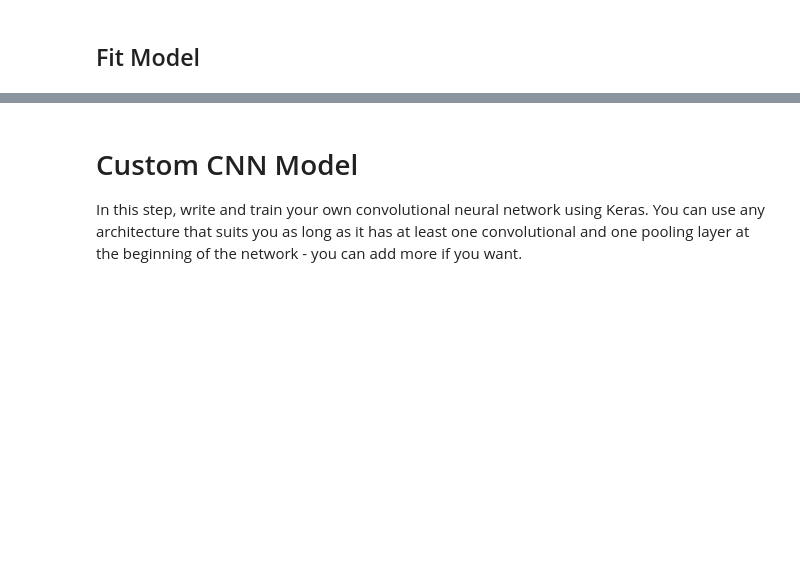
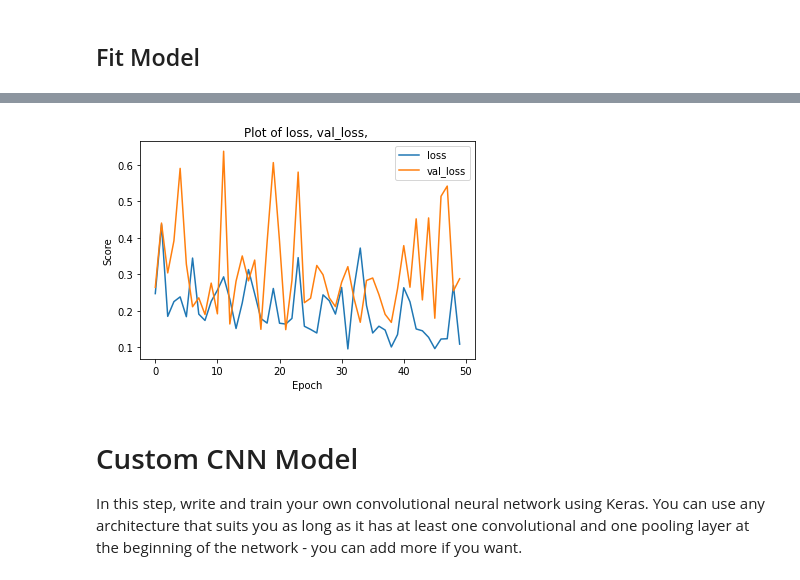
Before and after one commit to HKang42/DS-Unit-4-Sprint-3-Deep-Learning, a Jupyter notebook: module2-convolutional-neural-networks/LS_DS_432_Convolution_Neural_Networks_Assignment.ipynb, the cells around one changed output, grey strips where cells are left out. Saved outputs shown, nothing was run; the diff lists cells and outputs as text; code cells hidden in the pictures; blank space fills up the shorter version.

```diff
--- a/module2-convolutional-neural-networks/LS_DS_432_Convolution_Neural_Networks_Assignment.ipynb
+++ b/module2-convolutional-neural-networks/LS_DS_432_Convolution_Neural_Networks_Assignment.ipynb
@@ -136,2 +171,26 @@ val_data_gen = validation_image_generator.flow_from_directory(batch_size=batch_s
 # %% [markdown]
 ## Instatiate Model
+# %%
+import numpy as np
+
+from tensorflow.keras.applications.resnet50 import ResNet50
+from tensorflow.keras.preprocessing import image
+from tensorflow.keras.applications.resnet50 import preprocess_input, decode_predictions
+
+from tensorflow.keras.layers import Dense, GlobalAveragePooling2D
+from tensorflow.keras.models import Model # This is the functional API
+
+# Get pre=trained model
+# Use include_top=False to ignore the fully-connected layers from the model
+resnet = ResNet50(weights='imagenet', include_top=False)
+
+# Turn off training so we don't update the pre-trained parameters when we train our own, new dense layers
+for layer in resnet.layers:
+    layer.trainable = False
+
+# Add pooling layer and new fully-connected layer
+x = resnet.output
+x = GlobalAveragePooling2D()(x) # This layer is a really fancy flatten
+x = Dense(1024, activation='relu')(x)
+predictions = Dense(1, activation='sigmoid')(x)
+model = Model(resnet.input, predictions)
@@ -138,3 +200,15 @@ val_data_gen = validation_image_generator.flow_from_directory(batch_size=batch_s
+# %%
+from tensorflow.keras.callbacks import EarlyStopping
+
+model.compile(optimizer='nadam',
+              loss='binary_crossentropy',
+              metrics=['accuracy'])
+
+epochs = 50
+batch_size = 32
+
+
+stop = EarlyStopping(monitor='val_loss', min_delta=0.001, patience=3)
 # %% [markdown]
 ## Fit Model
 # %%
@@ -143,5 +217,6 @@ history = model.fit(
     steps_per_epoch=total_train // batch_size,
     epochs=epochs,
     validation_data=val_data_gen,
-    validation_steps=total_val // batch_size
+    validation_steps=total_val // batch_size,
+    #callbacks=[stop]
 )
@@ -148,3 +241,7 @@ history = model.fit(
+# %%
+graph_results(history, ['loss', 'val_loss'])
+# %% [output]
+[figure, added]
 # %% [markdown]
 # Custom CNN Model
 
```
Also changed, not shown: parts of 7 cells of this notebook.
